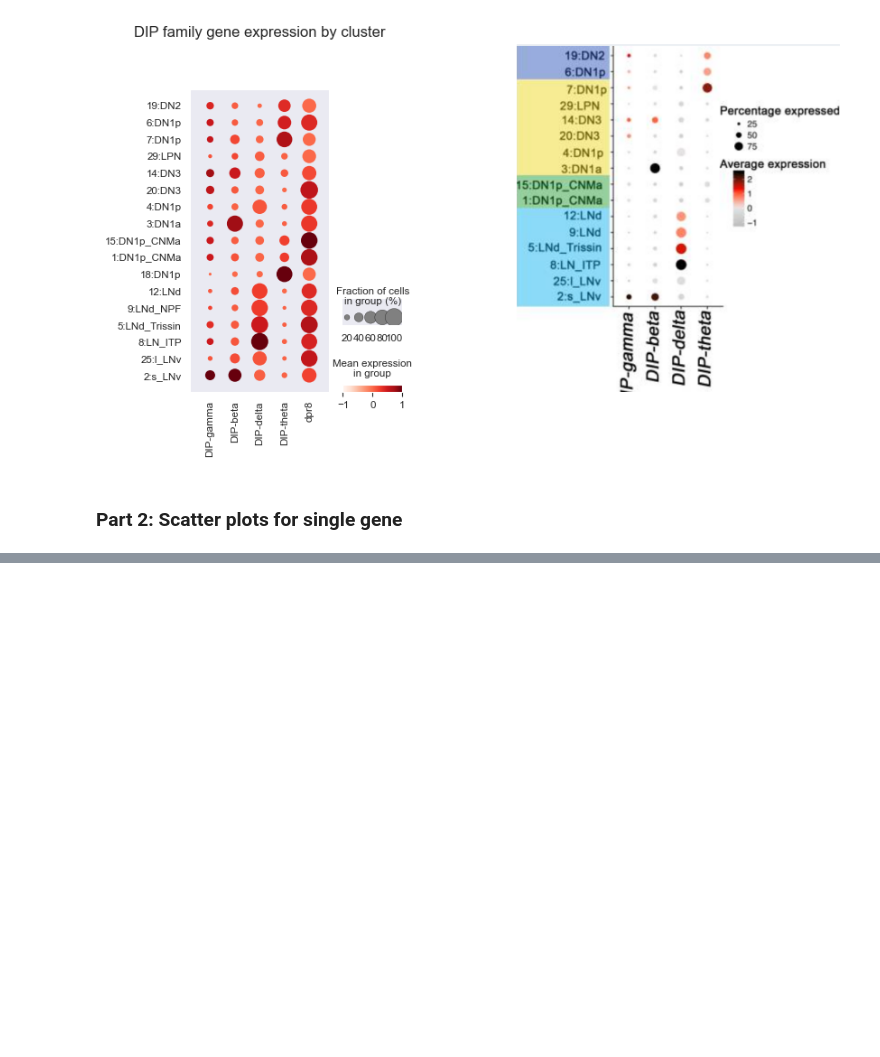
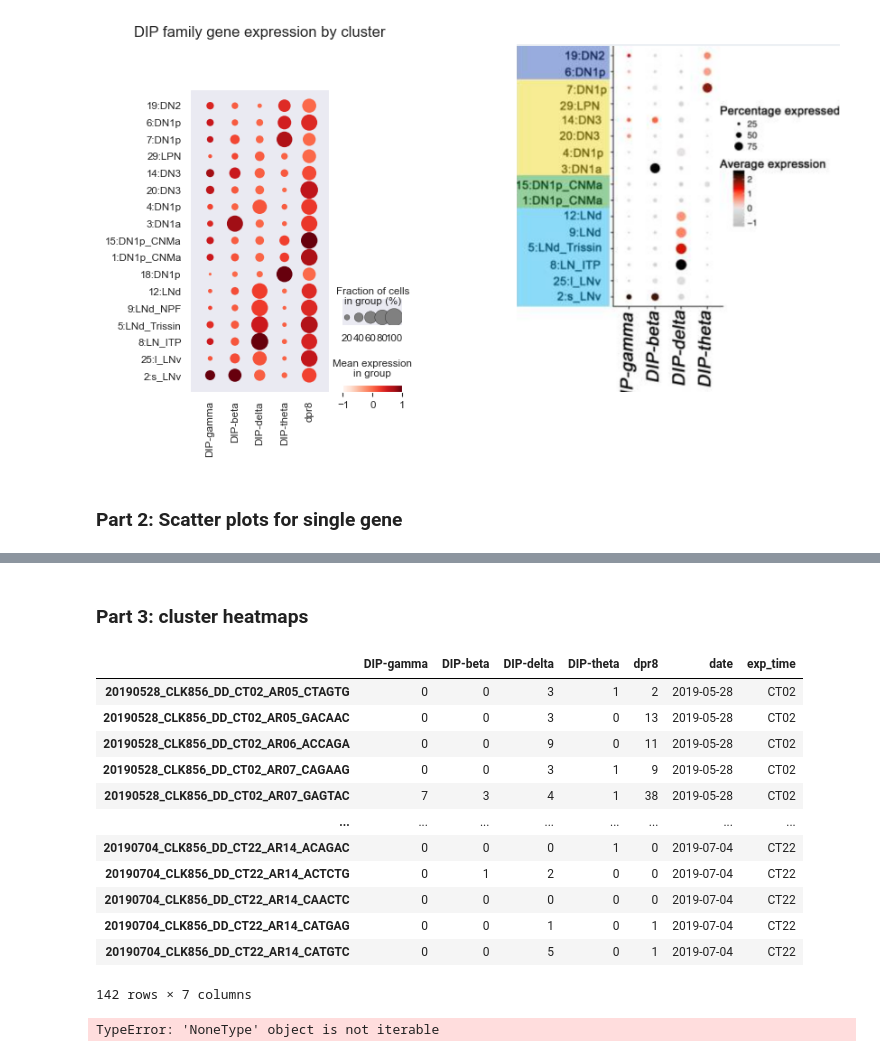
Before and after one commit to gonzagrau/circadian-drosophilia-viewer, a Jupyter notebook: tests_and_preprocessing/test_rosbach_figures.ipynb, the cells around one changed output, grey strips where cells are left out. Saved outputs shown, nothing was run; the diff lists cells and outputs as text; code cells hidden in the pictures; blank space fills up the shorter version.

```diff
--- a/tests_and_preprocessing/test_rosbach_figures.ipynb
+++ b/tests_and_preprocessing/test_rosbach_figures.ipynb
@@ -130,0 +131,28 @@ plt.show()
+# %% [markdown]
+### Part 3: cluster heatmaps
+# %%
+DIP_df = deepcopy(DIP_df_bk)
+DIP_df_sLNv = DIP_df[(DIP_df['Idents']=='2:s_LNv')
+                     & (DIP_df['experiment']=='DD')]\
+                    .drop(['Idents', 'experiment'], axis=1)
+DIP_ad_sLNv = df_to_anndata(DIP_df_sLNv)
+DIP_df_sLNv
+# %% [output]
+|  | DIP-gamma | DIP-beta | DIP-delta | DIP-theta | dpr8 | date | exp_time |
+| 20190528_CLK856_DD_CT02_AR05_CTAGTG | 0 | 0 | 3 | 1 | 2 | 2019-05-28 | CT02 |
+| 20190528_CLK856_DD_CT02_AR05_GACAAC | 0 | 0 | 3 | 0 | 13 | 2019-05-28 | CT02 |
+| 20190528_CLK856_DD_CT02_AR06_ACCAGA | 0 | 0 | 9 | 0 | 11 | 2019-05-28 | CT02 |
+| 20190528_CLK856_DD_CT02_AR07_CAGAAG | 0 | 0 | 3 | 1 | 9 | 2019-05-28 | CT02 |
+| 20190528_CLK856_DD_CT02_AR07_GAGTAC | 7 | 3 | 4 | 1 | 38 | 2019-05-28 | CT02 |
+| ... | ... | ... | ... | ... | ... | ... | ... |
+| 20190704_CLK856_DD_CT22_AR14_ACAGAC | 0 | 0 | 0 | 1 | 0 | 2019-07-04 | CT22 |
+| 20190704_CLK856_DD_CT22_AR14_ACTCTG | 0 | 1 | 2 | 0 | 0 | 2019-07-04 | CT22 |
+| 20190704_CLK856_DD_CT22_AR14_CAACTC | 0 | 0 | 0 | 0 | 0 | 2019-07-04 | CT22 |
+| 20190704_CLK856_DD_CT22_AR14_CATGAG | 0 | 0 | 1 | 0 | 1 | 2019-07-04 | CT22 |
+| 20190704_CLK856_DD_CT22_AR14_CATGTC | 0 | 0 | 5 | 0 | 1 | 2019-07-04 | CT22 |
+142 rows × 7 columns
+# %%
+sc.pl.heatmap(DIP_ad_sLNv, var_names=DIP_ad_sLNv.var_names, groupby=)
+plt.show()
+# %% [output]
+TypeError: 'NoneType' object is not iterable
```
Also changed, not shown: parts of 2 cells of this notebook, 10 other files.
